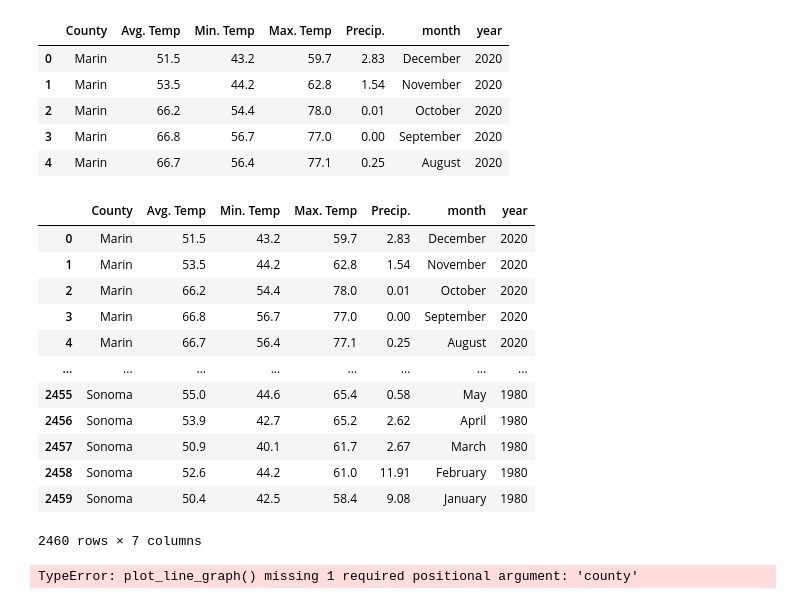
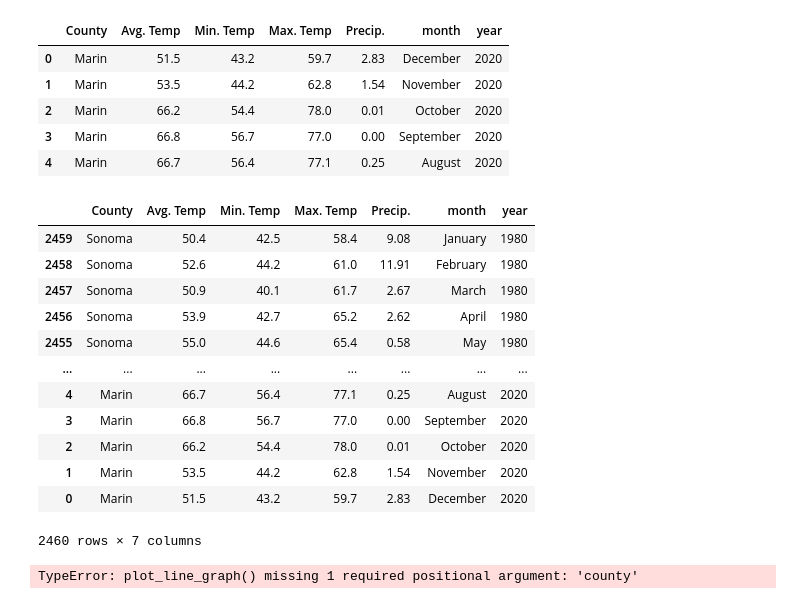
Before and after one commit to m-janssens-boop/dabc_project_one, a Jupyter notebook: data/weather.ipynb, the cells around one changed output. Saved outputs shown, nothing was run; the diff lists cells and outputs as text; code cells hidden in the pictures.

```diff
--- a/data/weather.ipynb
+++ b/data/weather.ipynb
@@ -30,19 +30,21 @@ full_weather_df.head()
 | 4 | Marin | 66.7 | 56.4 | 77.1 | 0.25 | August | 2020 |
 # %%
 sorted_weather = full_weather_df.sort_index(ascending=False)
+
+sorted_weather
 # %% [output]
 |  | County | Avg. Temp | Min. Temp | Max. Temp | Precip. | month | year |
+| 2459 | Sonoma | 50.4 | 42.5 | 58.4 | 9.08 | January | 1980 |
+| 2458 | Sonoma | 52.6 | 44.2 | 61.0 | 11.91 | February | 1980 |
+| 2457 | Sonoma | 50.9 | 40.1 | 61.7 | 2.67 | March | 1980 |
+| 2456 | Sonoma | 53.9 | 42.7 | 65.2 | 2.62 | April | 1980 |
+| 2455 | Sonoma | 55.0 | 44.6 | 65.4 | 0.58 | May | 1980 |
+| ... | ... | ... | ... | ... | ... | ... | ... |
+| 4 | Marin | 66.7 | 56.4 | 77.1 | 0.25 | August | 2020 |
+| 3 | Marin | 66.8 | 56.7 | 77.0 | 0.00 | September | 2020 |
+| 2 | Marin | 66.2 | 54.4 | 78.0 | 0.01 | October | 2020 |
+| 1 | Marin | 53.5 | 44.2 | 62.8 | 1.54 | November | 2020 |
 | 0 | Marin | 51.5 | 43.2 | 59.7 | 2.83 | December | 2020 |
-| 1 | Marin | 53.5 | 44.2 | 62.8 | 1.54 | November | 2020 |
-| 2 | Marin | 66.2 | 54.4 | 78.0 | 0.01 | October | 2020 |
-| 3 | Marin | 66.8 | 56.7 | 77.0 | 0.00 | September | 2020 |
-| 4 | Marin | 66.7 | 56.4 | 77.1 | 0.25 | August | 2020 |
-| ... | ... | ... | ... | ... | ... | ... | ... |
-| 2455 | Sonoma | 55.0 | 44.6 | 65.4 | 0.58 | May | 1980 |
-| 2456 | Sonoma | 53.9 | 42.7 | 65.2 | 2.62 | April | 1980 |
-| 2457 | Sonoma | 50.9 | 40.1 | 61.7 | 2.67 | March | 1980 |
-| 2458 | Sonoma | 52.6 | 44.2 | 61.0 | 11.91 | February | 1980 |
-| 2459 | Sonoma | 50.4 | 42.5 | 58.4 | 9.08 | January | 1980 |
 2460 rows × 7 columns
 # %%
 def plot_line_graph(df, y_label, county):
```
